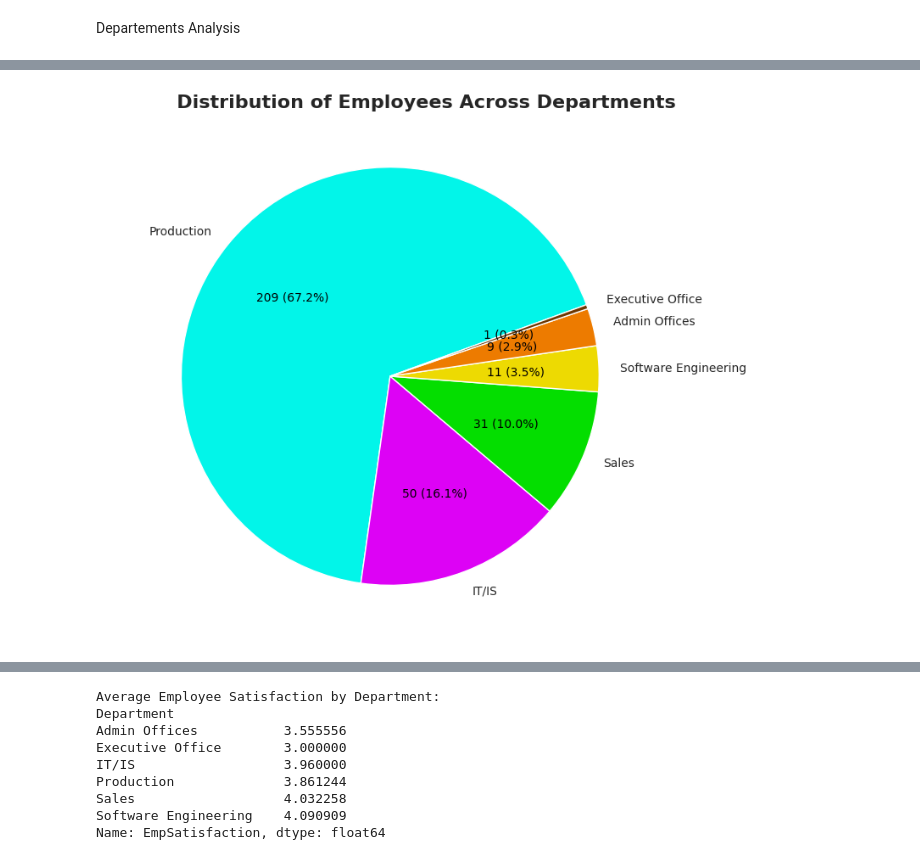
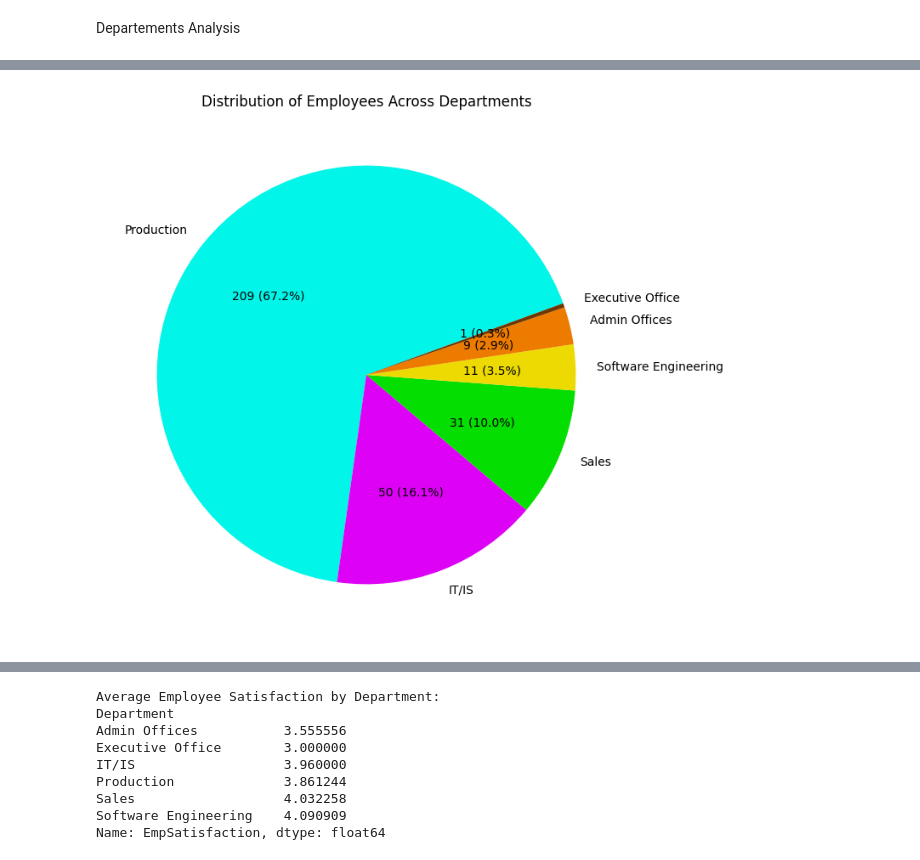
Before and after one commit to anasElaqli/Oeson-Data-Science-Project-2, a Jupyter notebook: Oeson_Project2_Anass_El_Aqli.ipynb, the cells around one changed output, grey strips where cells are left out. Saved outputs shown, nothing was run; the diff lists cells and outputs as text; code cells hidden in the pictures.

```diff
--- a/Oeson_Project2_Anass_El_Aqli.ipynb
+++ b/Oeson_Project2_Anass_El_Aqli.ipynb
@@ -38,17 +32,13 @@ custom_palette = {'Production': '#02f5e9',
                   'Sales':'#04de00',
                   'Executive Office':'#6e3701'
                   }
-# Set font parameters for the text in the graph.
-font_params = {'fontsize': 16, 'fontweight': 'bold', 'fontname': 'Montserrat'}
 
 plt.figure(figsize=(8, 8))
 patches, texts, autotexts = plt.pie(department_counts, labels=department_counts.index, autopct='%1.1f%%', startangle=20, colors=[custom_palette[dept] for dept in department_counts.index])
-plt.title('           Distribution of Employees Across Departments', fontname='Montserrat', fontsize=16, fontweight='bold')
+plt.title('Distribution of Employees Across Departments')
 
 # Add employee count and percentage to the pie chart.
 for text, autotext, count in zip(texts, autotexts, department_counts):
-    text.set(fontsize=10, fontname='Montserrat')
-    autotext.set(fontsize=10, fontname='Montserrat', color='black')
     autotext.set_text(f'{count} ({autotext.get_text()})')
 
 plt.show()
@@ -73,3 +46,3 @@ WARNING:matplotlib.font_manager:findfont: Font family 'Montserrat' not found.
-[figure, old version]
+[figure, new version]
 # %%
 # Create a box plot
```
Also changed, not shown: parts of 26 cells of this notebook.
